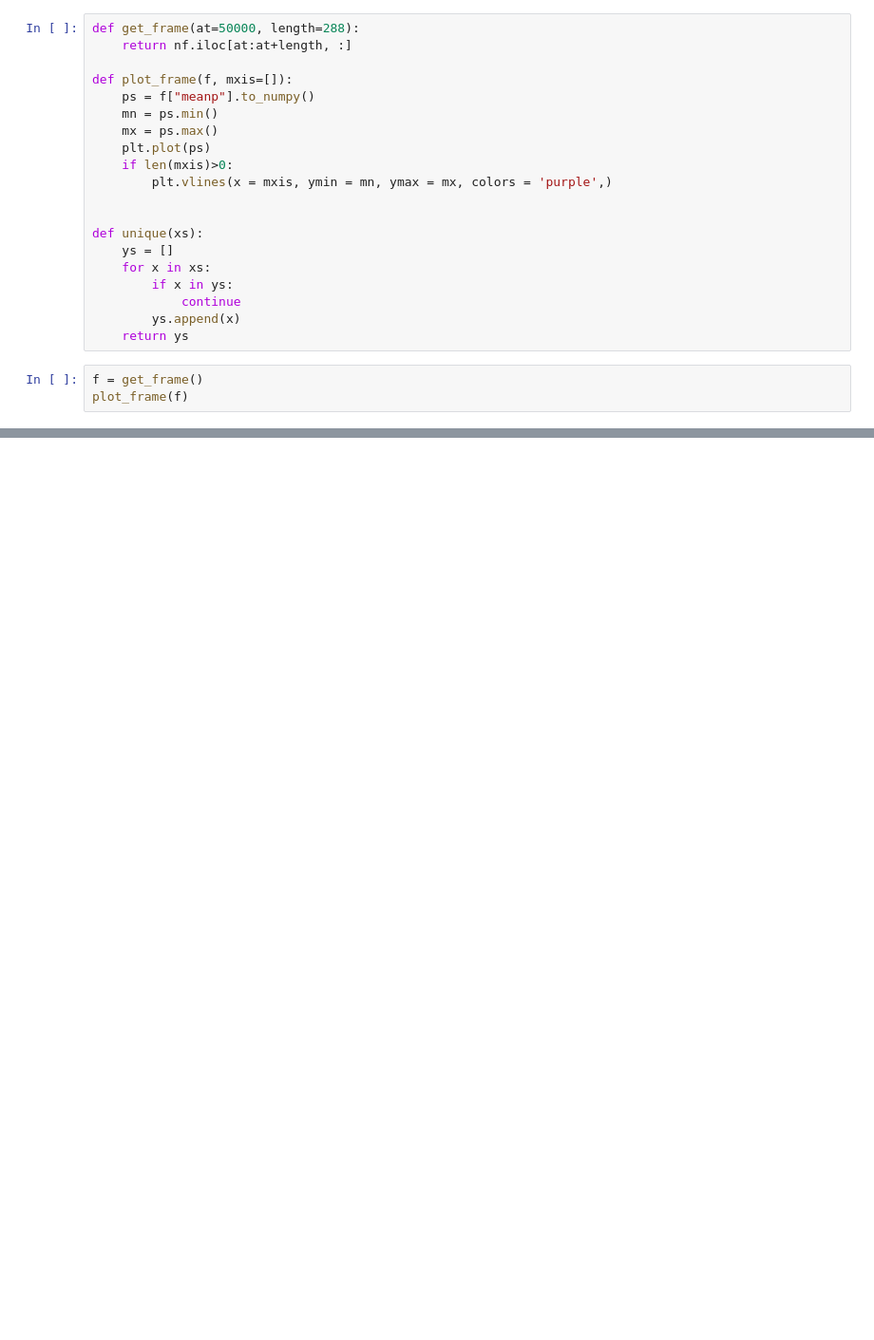
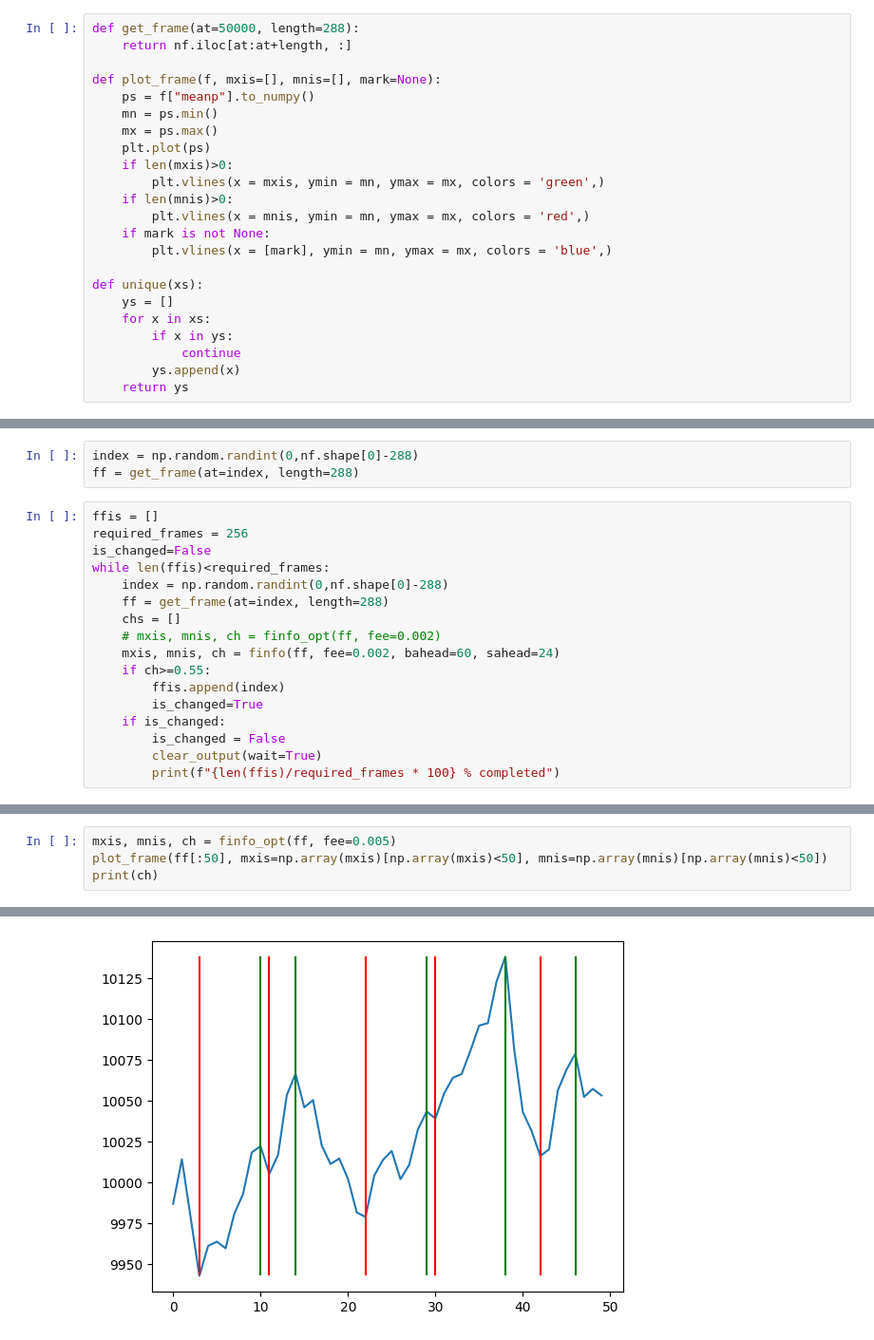
Before and after one commit to ce-muzzamil/crypto-data-research, a Jupyter notebook: test.ipynb, the cells around one changed output, grey strips where cells are left out. Shown at 95% size. Cells and saved outputs as stored; diff of their text form; blank space fills up the shorter version.

```diff
--- a/test.ipynb
+++ b/test.ipynb
@@ -26,14 +22,17 @@ print(nf.columns.to_list())
 def get_frame(at=50000, length=288):
     return nf.iloc[at:at+length, :]
 
-def plot_frame(f, mxis=[]):
+def plot_frame(f, mxis=[], mnis=[], mark=None):
     ps = f["meanp"].to_numpy()
     mn = ps.min()
     mx = ps.max()
     plt.plot(ps)
     if len(mxis)>0:
-        plt.vlines(x = mxis, ymin = mn, ymax = mx, colors = 'purple',)
-
+        plt.vlines(x = mxis, ymin = mn, ymax = mx, colors = 'green',)
+    if len(mnis)>0:
+        plt.vlines(x = mnis, ymin = mn, ymax = mx, colors = 'red',)
+    if mark is not None:
+        plt.vlines(x = [mark], ymin = mn, ymax = mx, colors = 'blue',)
 
 def unique(xs):
     ys = []
@@ -42,6 +41,3 @@ def unique(xs):
             continue
         ys.append(x)
     return ys
-# %%
-f = get_frame()
-plot_frame(f)
@@ -101,0 +44,20 @@ mxis
+# %%
+index = np.random.randint(0,nf.shape[0]-288)
+ff = get_frame(at=index, length=288)
+# %%
+ffis = []
+required_frames = 256
+is_changed=False
+while len(ffis)<required_frames:
+    index = np.random.randint(0,nf.shape[0]-288)
+    ff = get_frame(at=index, length=288)
+    chs = []
+    # mxis, mnis, ch = finfo_opt(ff, fee=0.002)
+    mxis, mnis, ch = finfo(ff, fee=0.002, bahead=60, sahead=24)
+    if ch>=0.55:
+        ffis.append(index)
+        is_changed=True
+    if is_changed:
+        is_changed = False
+        clear_output(wait=True)
+        print(f"{len(ffis)/required_frames * 100} % completed")
@@ -101,0 +66,5 @@ mxis
+# %%
+mxis, mnis, ch = finfo_opt(ff, fee=0.005)
+plot_frame(ff[:50], mxis=np.array(mxis)[np.array(mxis)<50], mnis=np.array(mnis)[np.array(mnis)<50])
+print(ch)
+# %% [output]
@@ -101,0 +72 @@ mxis
+[figure, added]
```
Also changed, not shown: parts of 12 cells of this notebook, 3 other files.
